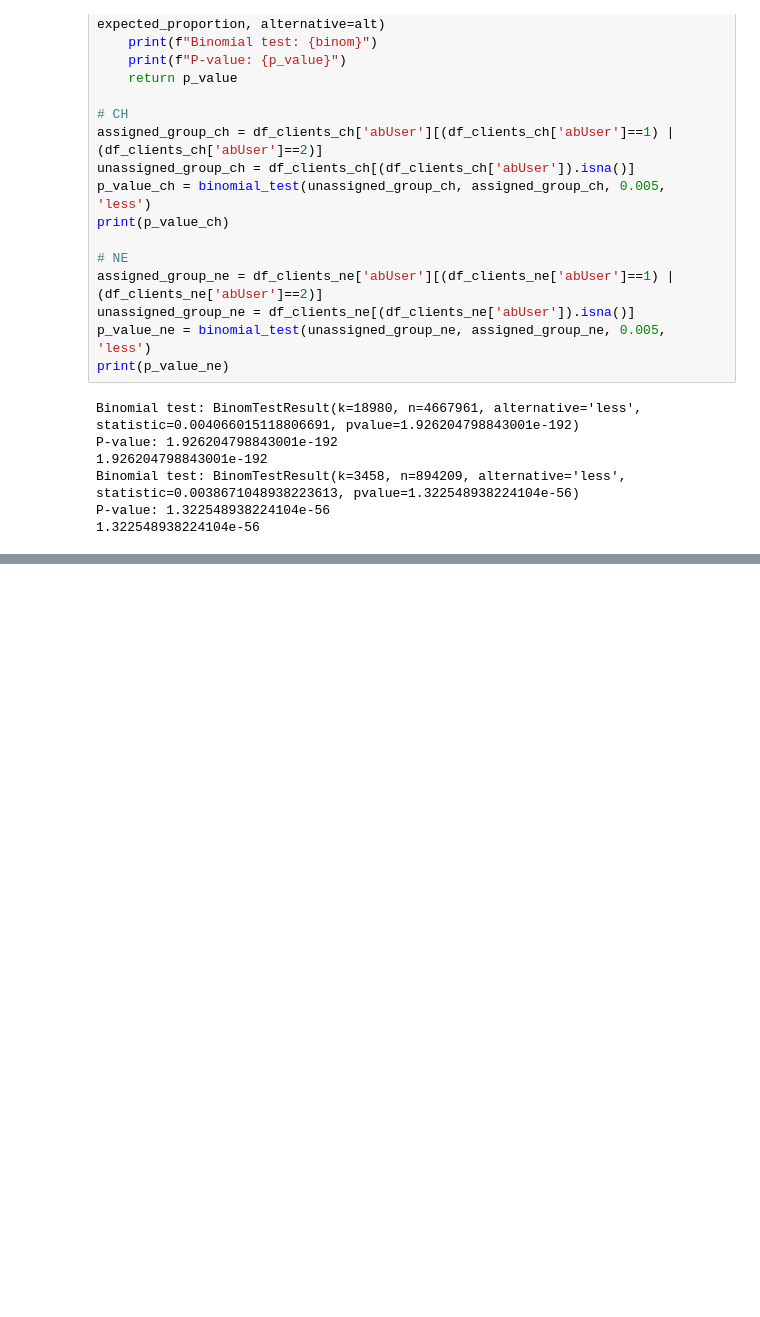
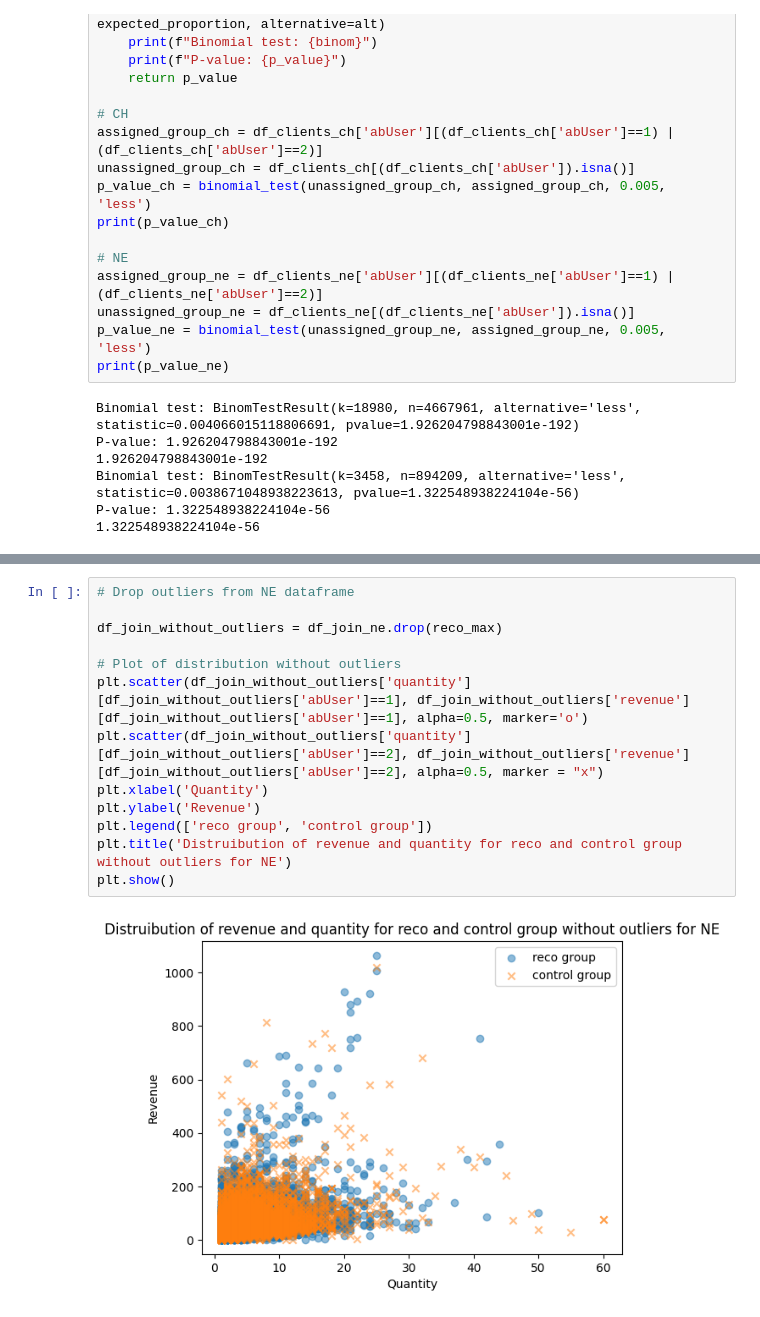
Before and after one commit to KlaraMartinaskova/notino, a Jupyter notebook: development_file.ipynb, the cells around one changed output, grey strips where cells are left out. Drawn from its saved outputs; the diff is of its cells as text; blank space fills up the shorter version.

```diff
--- a/development_file.ipynb
+++ b/development_file.ipynb
@@ -1280,0 +1310,15 @@ P-value: 1.322548938224104e-56
+# %%
+# Drop outliers from NE dataframe
+
+df_join_without_outliers = df_join_ne.drop(reco_max)
+
+# Plot of distribution without outliers
+plt.scatter(df_join_without_outliers['quantity'][df_join_without_outliers['abUser']==1], df_join_without_outliers['revenue'][df_join_without_outliers['abUser']==1], alpha=0.5, marker='o')
+plt.scatter(df_join_without_outliers['quantity'][df_join_without_outliers['abUser']==2], df_join_without_outliers['revenue'][df_join_without_outliers['abUser']==2], alpha=0.5, marker = "x")
+plt.xlabel('Quantity')
+plt.ylabel('Revenue')
+plt.legend(['reco group', 'control group'])
+plt.title('Distruibution of revenue and quantity for reco and control group without outliers for NE')
+plt.show()
+# %% [output]
+[figure, added]
```
Also changed, not shown: parts of 19 cells of this notebook, 1 other file.
